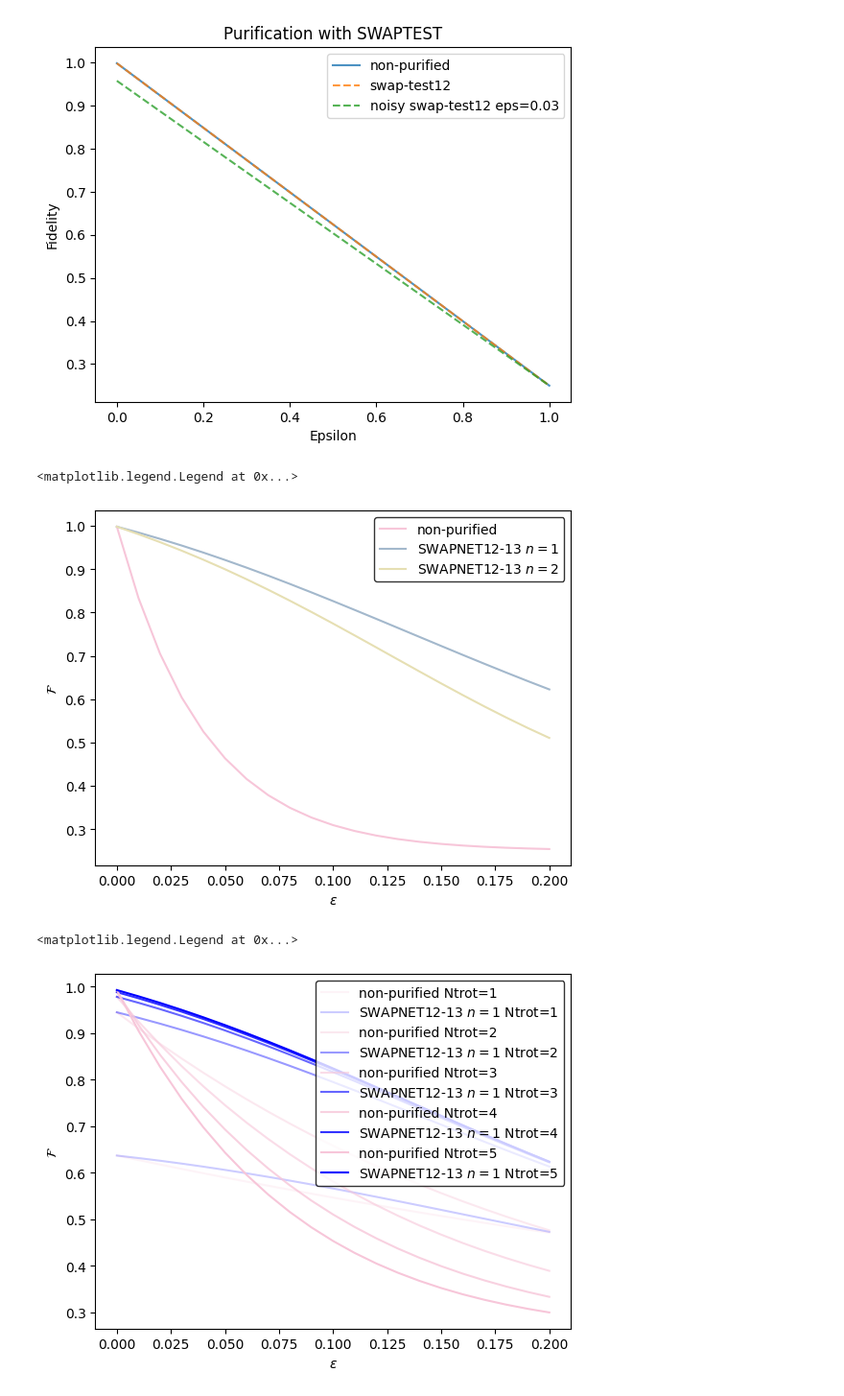
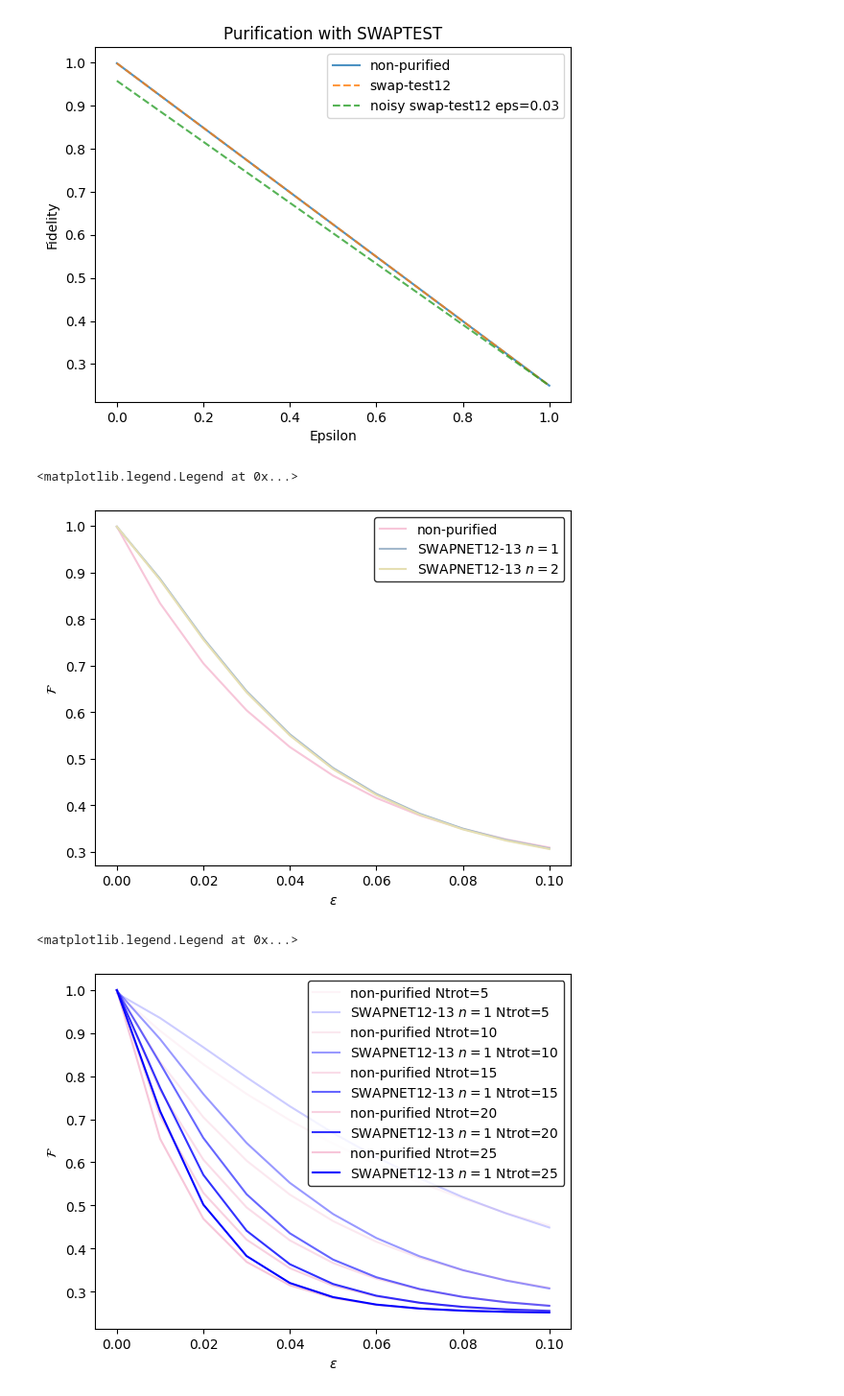
Before and after one commit to qoan-projects/OQPA, a Jupyter notebook: test-swapnet.ipynb, the cells around one changed output. Shown at 96% size. Saved outputs shown, nothing was run; the diff lists cells and outputs as text; code cells hidden in the pictures.

```diff
--- a/test-swapnet.ipynb
+++ b/test-swapnet.ipynb
@@ -807,7 +809,7 @@ plt.legend()
 # %% [markdown]
 ## Noisy SWAPNET-GHZ
 # %%
-def getPurifiedRhoWithNoisySWAP1213GHZ(epsilon, t, N, n,flag,epsCircuit):
+def getPurifiedRhoWithNoisySWAP1213GHZ(epsilon, t, J, h, N, n,flag,epsCircuit, gate_noise=0):
 
     list_rho_odd=[]
     list_rho_even=[]
@@ -878,9 +880,14 @@ def getPurifiedRhoWithNoisySWAP1213GHZ(epsilon, t, N, n,flag,epsCircuit):
     # Create a Quantum Circuit acting on a quantum register of five qubits
     qc = QuantumCircuit(8)
 
-    qc=tfim_circuit_with_noise_at_end(qc, 2, 3, J, h, t, N, epsilon)
-    qc=tfim_circuit_with_noise_at_end(qc, 4, 5, J, h, t, N, epsilon)
-    qc=tfim_circuit_with_noise_at_end(qc, 6, 7, J, h, t, N, epsilon)
+    if gate_noise==0:
+        qc=tfim_circuit_with_noise_at_end(qc, 2, 3, J, h, t, N, epsilon)
+        qc=tfim_circuit_with_noise_at_end(qc, 4, 5, J, h, t, N, epsilon)
+        qc=tfim_circuit_with_noise_at_end(qc, 6, 7, J, h, t, N, epsilon)
+    else:
+        qc=tfim_circuit_with_gate_noise(qc, 2, 3, J, h, t, N, epsilon)
+        qc=tfim_circuit_with_gate_noise(qc, 4, 5, J, h, t, N, epsilon)
+        qc=tfim_circuit_with_gate_noise(qc, 6, 7, J, h, t, N, epsilon)
 
     # Apply the Hadamard gate to the first and second qubits
     qc.h(0)
@@ -1150,13 +1157,15 @@ list_of_purified_fidelity_flag0_n1=[]
 list_of_purified_fidelity_flag0_n1_noisy=[]
 eps=0.03
 t = 1.0  # total time for evolution
+J=1
+h=1
 p = 10  # number of Trotter steps
 
 list_of_purified_fidelity_theory=[]
 
 for i in list_of_epsilon:
     list_of_purified_fidelity_flag0_n1.append(state_fidelity(getPurifiedRhoWithSWAP1213GHZ(i,1,0), pure_state))
-    list_of_purified_fidelity_flag0_n1_noisy.append(state_fidelity(getPurifiedRhoWithNoisySWAP1213GHZ(i,t,p,1,0,eps), pure_state))
+    list_of_purified_fidelity_flag0_n1_noisy.append(state_fidelity(getPurifiedRhoWithNoisySWAP1213GHZ(i,t,J,h,p,1,0,eps), pure_state))
 
     list_of_purified_fidelity_theory.append(1/8*(-2+i)*(1+i)*(-4+3*i))
 # %%
@@ -1202,7 +1211,7 @@ plt.legend()
 [figure]
 # %%
 #let's take
-list_of_epsilon=[i * 0.01 for i in range(21)]
+list_of_epsilon=[i * 0.01 for i in range(11)]
 
 list_of_purified_fidelity_flag0_n1=[]
 list_of_purified_fidelity_flag0_n1_noisy=[]
@@ -1217,8 +1226,8 @@ pure_state_trot = getInputRho(0,t,N,1)
 
 for i in list_of_epsilon:
     # list_of_purified_fidelity_flag0_n1.append(state_fidelity(getPurifiedRhoWithSWAP1213GHZ(i,t,N,1,1), pure_state))
-    list_of_purified_fidelity_flag0_n1_noisy.append(state_fidelity(getPurifiedRhoWithNoisySWAP1213GHZ(i,t,N,1,1,i), pure_state))
-    list_of_purified_fidelity_flag0_n2_noisy.append(state_fidelity(getPurifiedRhoWithNoisySWAP1213GHZ(i,t,N,2,1,i), pure_state))
+    list_of_purified_fidelity_flag0_n1_noisy.append(state_fidelity(getPurifiedRhoWithNoisySWAP1213GHZ(i,t, J, h,N,1,0,i,1), pure_state))
+    list_of_purified_fidelity_flag0_n2_noisy.append(state_fidelity(getPurifiedRhoWithNoisySWAP1213GHZ(i,t, J, h,N,2,0,i,1), pure_state))
     list_of_fidelity.append(state_fidelity(getInputRho(i,t,N,1), pure_state))
     # list_of_purified_fidelity_theory.append(1/8*(-2+i)*(1+i)*(-4+3*i))
 # %%
@@ -1238,10 +1247,10 @@ plt.ylabel("$\\mathcal{F}$")
 plt.legend(loc='upper right',edgecolor = 'black')
 # %% [output]
 <matplotlib.legend.Legend at 0x...>
-[figure, old version]
+[figure, new version]
 # %%
 #let's take
-list_of_epsilon=[i * 0.01 for i in range(21)]
+list_of_epsilon=[i * 0.01 for i in range(11)]
 t=1
 N=5
 # list_of_purified_fidelity_flag0_n1=[]
@@ -1255,20 +1264,20 @@ pure_state_trot = getInputRho(0,t,N,1)
 for j in range(N):
     for i in list_of_epsilon:
         # list_of_purified_fidelity_flag0_n1.append(state_fidelity(getPurifiedRhoWithSWAP1213GHZ(i,t,N,1,1), pure_state))
-        list_of_purified_fidelity_flag0_n1_noisy[j].append(state_fidelity(getPurifiedRhoWithNoisySWAP1213GHZ(i,t,j+1,1,1,i), pure_state))
+        list_of_purified_fidelity_flag0_n1_noisy[j].append(state_fidelity(getPurifiedRhoWithNoisySWAP1213GHZ(i,t, J, h,5*(j+1),1,0,i,1), pure_state))
         # list_of_purified_fidelity_flag0_n2_noisy.append(state_fidelity(getPurifiedRhoWithNoisySWAP1213GHZ(i,t,N,2,1,i), pure_state))
-        list_of_fidelity[j].append(state_fidelity(getInputRho(i,t,j+1,1), pure_state))
+        list_of_fidelity[j].append(state_fidelity(getInputRho(i,t,5*(j+1),1), pure_state))
         # list_of_purified_fidelity_theory.append(1/8*(-2+i)*(1+i)*(-4+3*i))
 # %%
 plt.rcParams['text.usetex']=False
 
 for j in range(N):
-    plt.plot(list_of_epsilon,list_of_fidelity[j],label='non-purified'+' Ntrot='+str(j+1), color='#F7C6D9',alpha=(j+1)/N)
-    plt.plot(list_of_epsilon,list_of_purified_fidelity_flag0_n1_noisy[j],label='SWAPNET12-13 $n=1$'+' Ntrot='+str(j+1), color = 'b',alpha=(j+1)/N)
+    plt.plot(list_of_epsilon,list_of_fidelity[j],label='non-purified'+' Ntrot='+str(5*(j+1)), color='#F7C6D9',alpha=(j+1)/N)
+    plt.plot(list_of_epsilon,list_of_purified_fidelity_flag0_n1_noisy[j],label='SWAPNET12-13 $n=1$'+' Ntrot='+str(5*(j+1)), color = 'b',alpha=(j+1)/N)
 
 plt.xlabel("$\\epsilon$")
 plt.ylabel("$\\mathcal{F}$")
 plt.legend(loc='upper right',edgecolor = 'black')
 # %% [output]
 <matplotlib.legend.Legend at 0x...>
-[figure, old version]
+[figure, new version]
```
Also changed, not shown: parts of 13 cells of this notebook.
